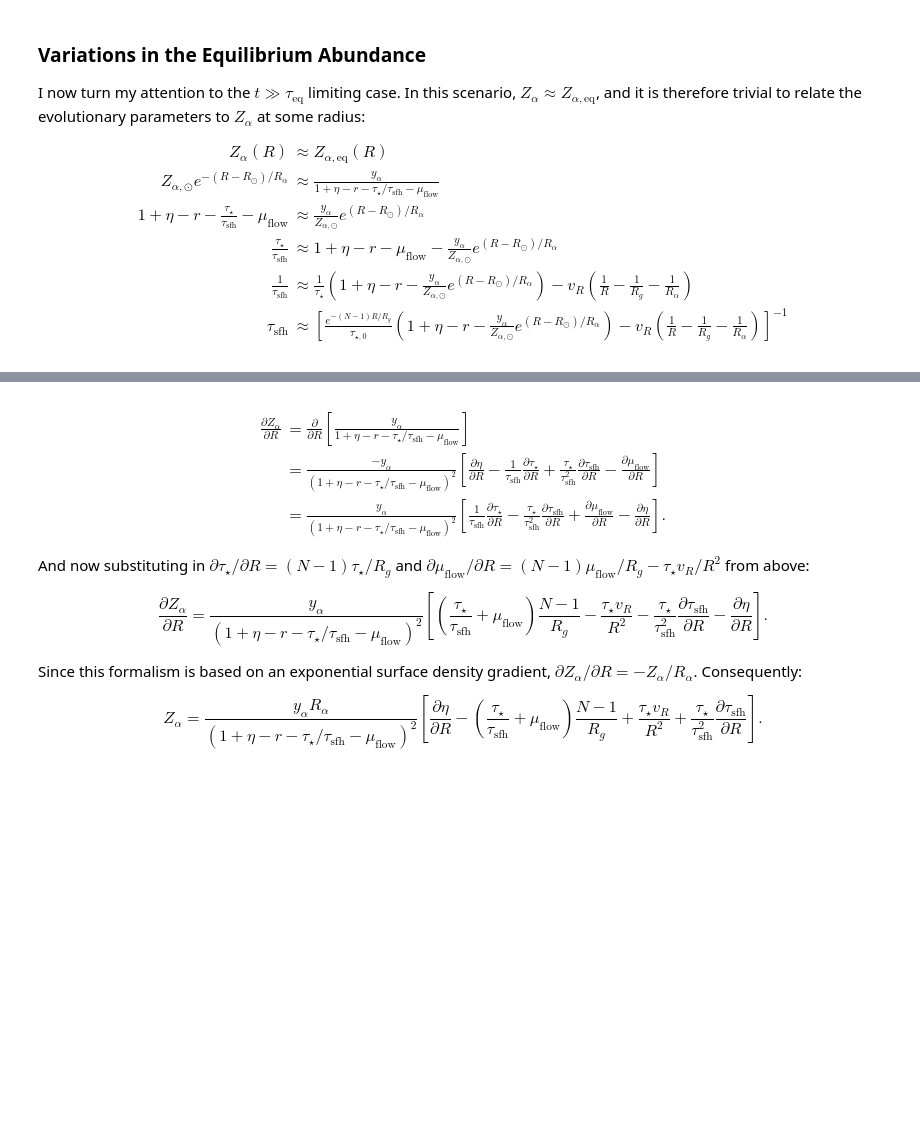
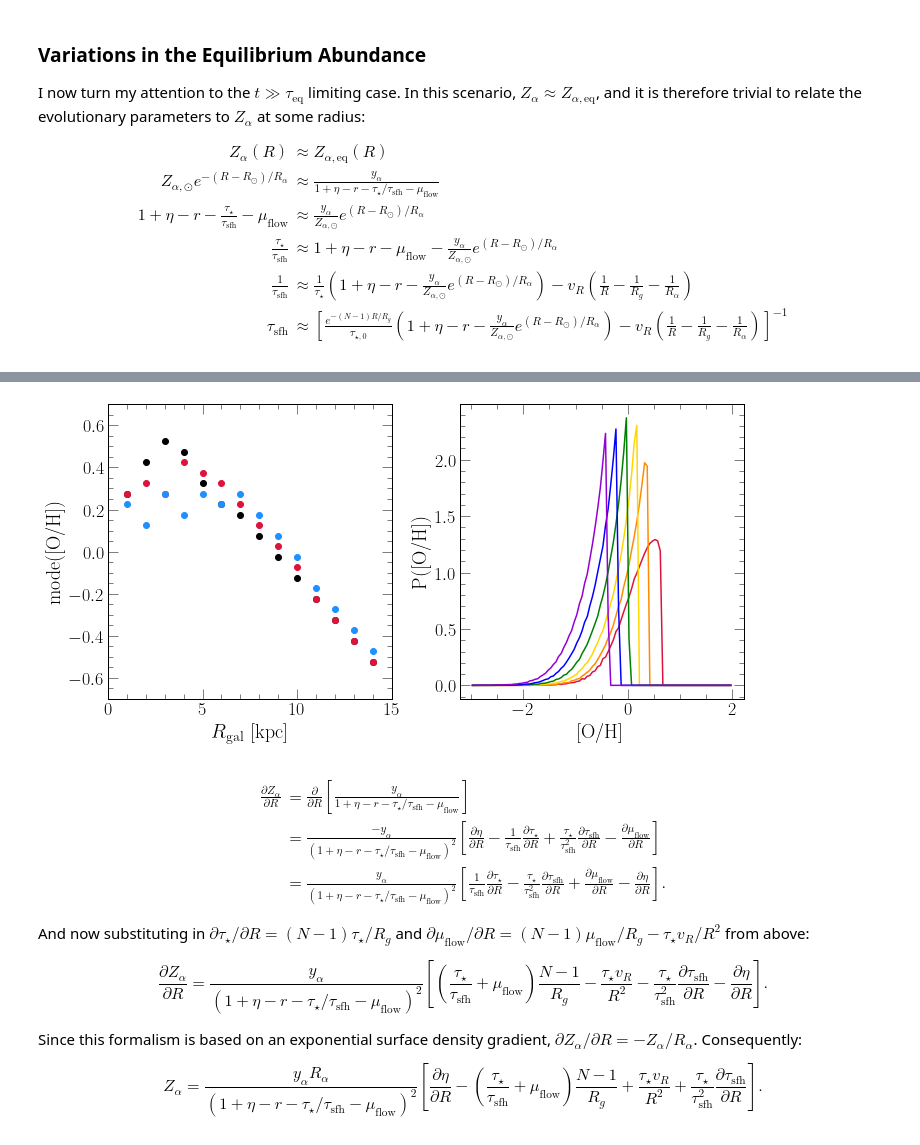
Before and after one commit to giganano/outflows, a Jupyter notebook: notebooks/radialflows.ipynb, the cells around one changed output, grey strips where cells are left out. Cells and saved outputs as stored; diff of their text form; code cells hidden in the pictures; blank space fills up the shorter version.

```diff
--- a/notebooks/radialflows.ipynb
+++ b/notebooks/radialflows.ipynb
@@ -1236,0 +1243,14 @@ With the $t \ll \tau_\text{eq}$ scenario ruled out by the stellar abundance grad
+# %%
+class linear_exponential(exponential):
+
+    def __call__(self, time):
+        return time * super().__call__(time)
+
+class risefall(exponential):
+
+    def __init__(self, rise = 2, **kwargs):
+        self.rise = rise
+        super().__init__(**kwargs)
+
+    def __call__(self, time):
+        return (1 - np.exp(-time / self.rise)) * super().__call__(time)
@@ -1237,3 +1301,37 @@ With the $t \ll \tau_\text{eq}$ scenario ruled out by the stellar abundance grad
+# %%
+fig = plt.figure(figsize = (10, 5))
+axes = []
+for i in range(2): axes.append(fig.add_subplot(121 + i))
+axes[0].set_xlabel(r"$R_\text{gal}$ [kpc]")
+axes[0].set_ylabel(r"mode([O/H])")
+axes[0].set_xlim([0, 15])
+axes[0].set_ylim([-0.7, 0.7])
+axes[1].set_xlabel(r"[O/H]")
+axes[1].set_ylabel(r"P([O/H])")
+
+colors = ["black", "crimson", "blue"]
+
+radii = range(1, 15)
+special = [3, 5, 7, 9, 11, 13]
+special_colors = ["crimson", "darkorange", "gold", "green", "blue", "darkviolet"]
+# stems = ["exp", "linexp", "risefall"]
+colors = ["black", "crimson", "dodgerblue"]
+# for i in range(len(stems)):
+for i in range(len(scalings)):
+    for j in range(len(radii)):
+        with vice.output("./outputs/r_%d_kpc_scale%d" % (radii[j], scalings[i])) as out:
+            oh = mode(out.mdf["bin_edge_left"] + [out.mdf["bin_edge_right"][-1]],
+                out.mdf["dn/d[o/h]"])
+            axes[0].scatter(radii[j], oh, c = colors[i])
+            if not i and radii[j] in special:
+                centers = [(a + b) / 2 for a, b in zip(out.mdf["bin_edge_left"], out.mdf["bin_edge_right"])]
+                axes[1].plot(centers, out.mdf["dn/d[o/h]"], c = special_colors[special.index(radii[j])])
+            else: pass
+
+plt.tight_layout()
+plt.show()
+# %% [output]
+[figure, added]
 # %% [markdown]
 $$
 \begin{align}
```
Also changed, not shown: parts of 5 cells of this notebook, 3 other files.
